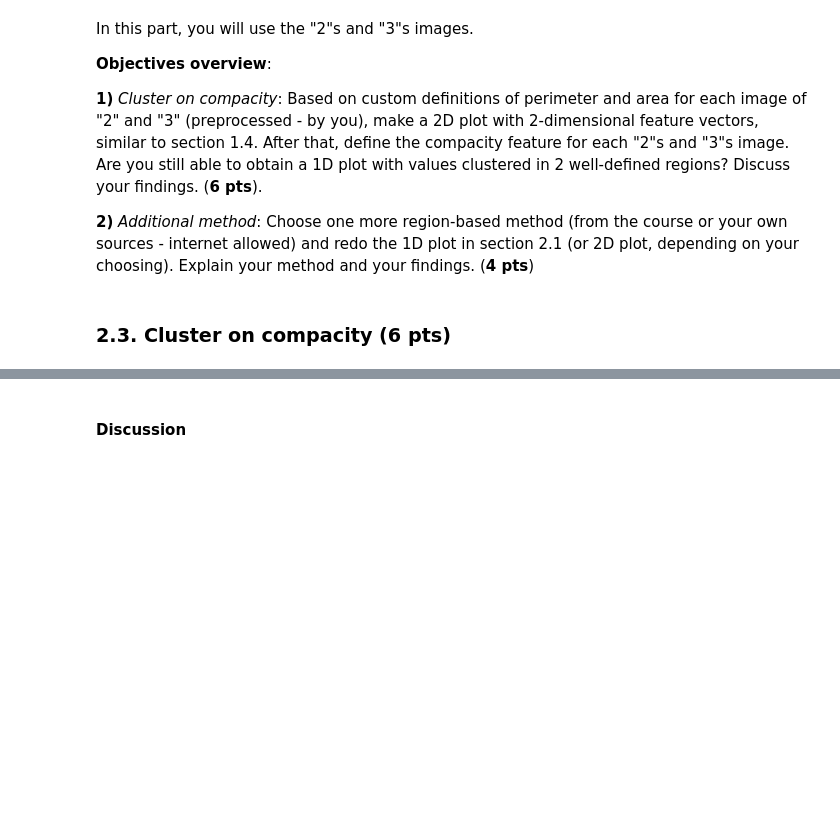
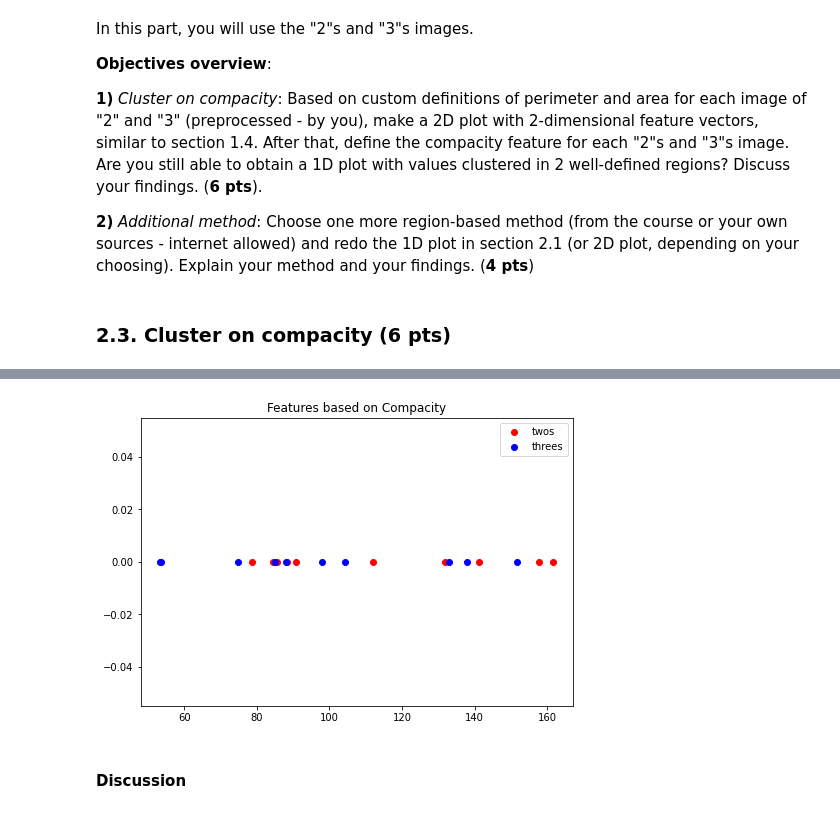
Before and after one commit to rinoago/iapr, a Jupyter notebook: labs/lab_02_object_description.ipynb, the cells around one changed output, grey strips where cells are left out. Drawn from its saved outputs; the diff is of its cells as text; code cells hidden in the pictures; blank space fills up the shorter version.

```diff
--- a/labs/lab_02_object_description.ipynb
+++ b/labs/lab_02_object_description.ipynb
@@ -405,0 +537,15 @@ plt.show()
+# %%
+# TODO: Make the 1D plot of the compacity
+# Plot features for all images
+twos_f3 = twos_f[2]
+threes_f3 = threes_f[2]
+
+fig = plt.figure()
+ax = fig.add_axes([0,0,1,1])
+ax.scatter(twos_f3, [0]*10, color='r', label='twos')
+ax.scatter(threes_f3, [0]*10, color='b', label='threes')
+ax.legend(loc='best')
+plt.title("Features based on Compacity")
+plt.show()
+# %% [output]
+[figure, added]
```
Also changed, not shown: parts of 19 cells of this notebook.
